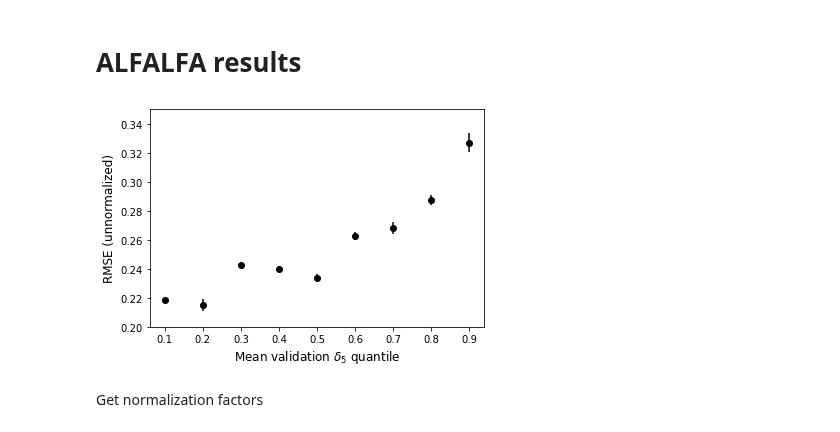
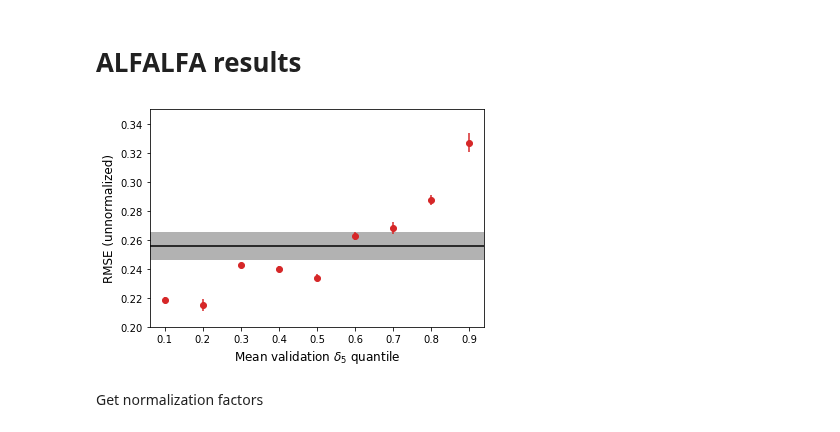
Before and after one commit to jwuphysics/HI-convnets, a Jupyter notebook: notebook/Environment results.ipynb, the cells around one changed output. Cells and saved outputs as stored; diff of their text form; code cells hidden in the pictures.

```diff
--- a/notebook/Environment results.ipynb
+++ b/notebook/Environment results.ipynb
@@ -28,16 +28,23 @@ env_results = np.vstack([underdense, env_results, overdense])
 # %%
 plt.errorbar(env_results[:,0],
              env_results[:,1],
              env_results[:,2],
-             c='k', marker='o', ls='none'
+             c='C3', marker='o', ls='none'
             )
+
+plt.axhline(0.2557 , c='k')
+plt.axhspan((0.2557 - 0.0094),
+            (0.2557 + 0.0094),
+            alpha=0.3, lw=0,
+            color='k'
+           )
 
 plt.ylabel('RMSE (unnormalized)', fontsize=12)
 plt.xlabel(r'Mean validation $\delta_5$ quantile', fontsize=12)
 
 plt.ylim(0.2, 0.35);
 # %% [output]
-[figure, old version]
+[figure, new version]
 # %% [markdown]
 Get normalization factors
 # %%
```
